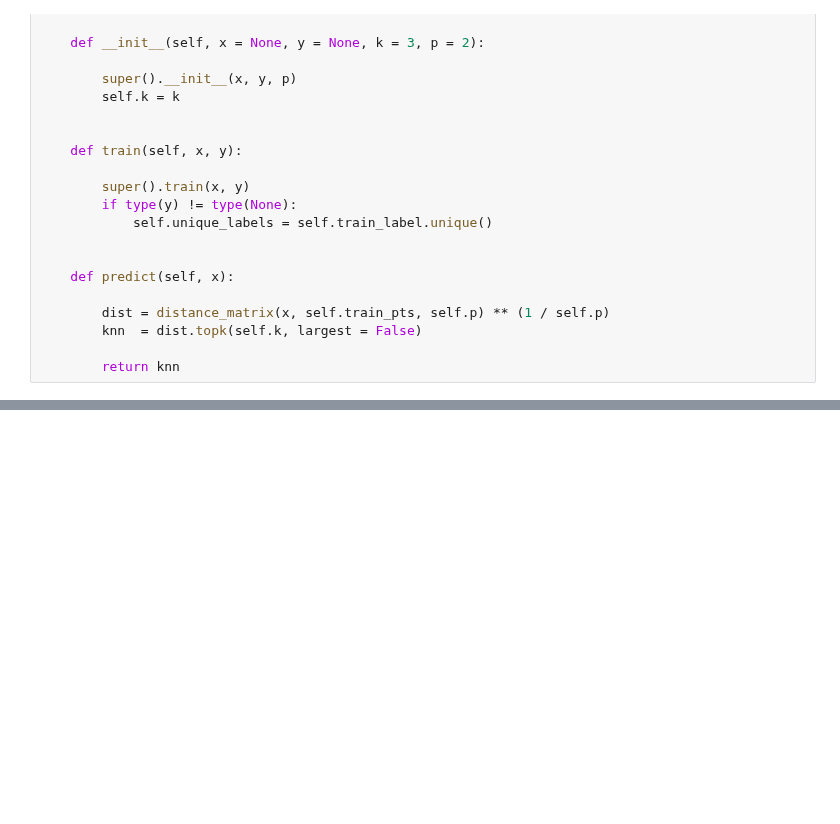
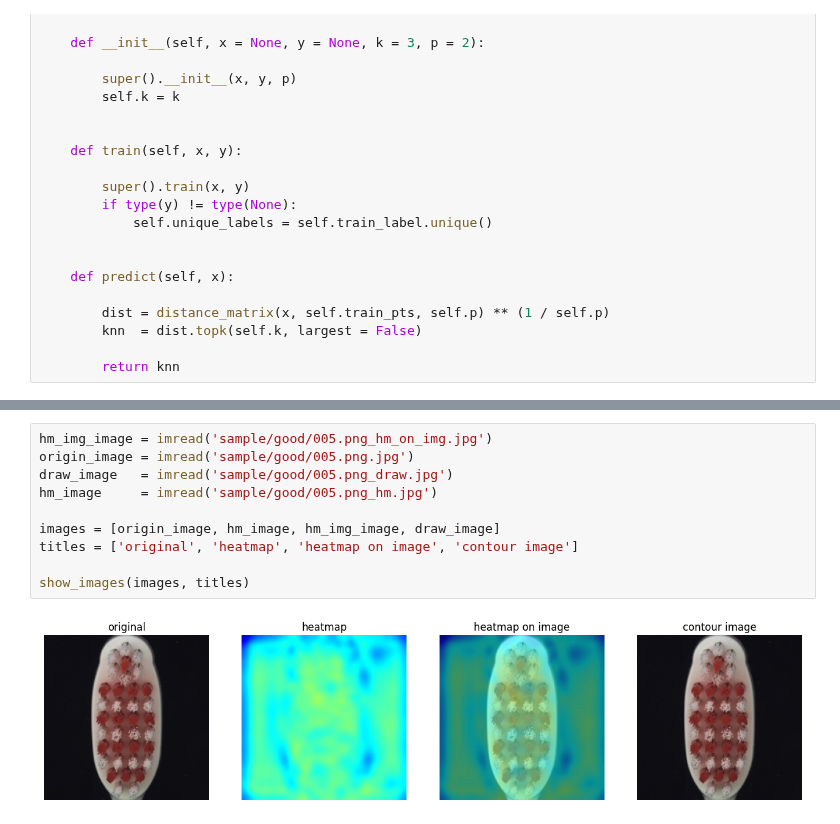
Before and after one commit to EvoDmiK/TIL, a Jupyter notebook: AI_study/CV/Anomaly Detection/PatchCore/train_PatchCore.ipynb, the cells around one changed output, grey strips where cells are left out. Saved outputs shown, nothing was run; the diff lists cells and outputs as text; blank space fills up the shorter version.

```diff
--- a/AI_study/CV/Anomaly Detection/PatchCore/train_PatchCore.ipynb
+++ b/AI_study/CV/Anomaly Detection/PatchCore/train_PatchCore.ipynb
@@ -744,0 +767,12 @@ image pixel maximum : 2.73
+# %%
+hm_img_image = imread('sample/good/005.png_hm_on_img.jpg')
+origin_image = imread('sample/good/005.png.jpg')
+draw_image   = imread('sample/good/005.png_draw.jpg')
+hm_image     = imread('sample/good/005.png_hm.jpg')
+
+images = [origin_image, hm_image, hm_img_image, draw_image]
+titles = ['original', 'heatmap', 'heatmap on image', 'contour image']
+
+show_images(images, titles)
+# %% [output]
+[figure, added]
```
Also changed, not shown: parts of 10 cells of this notebook, 1 other file.
